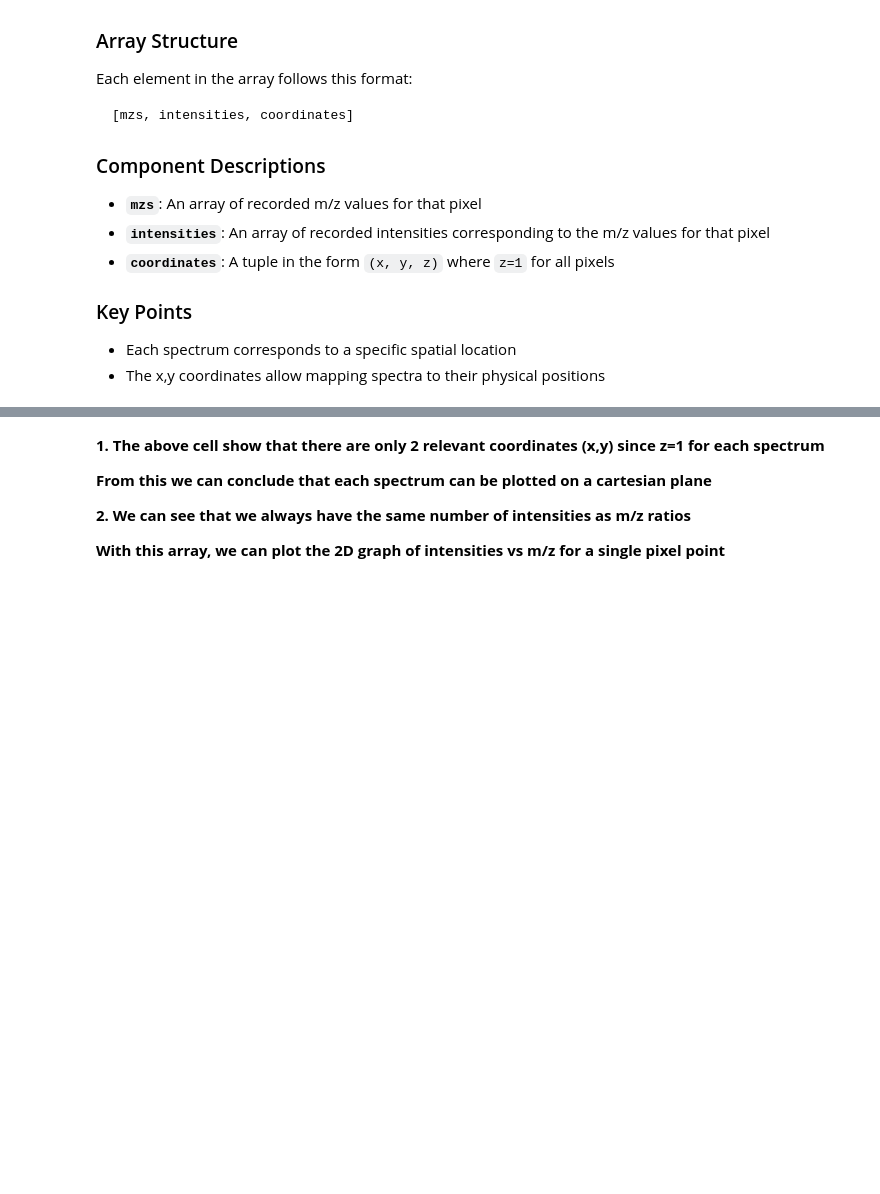
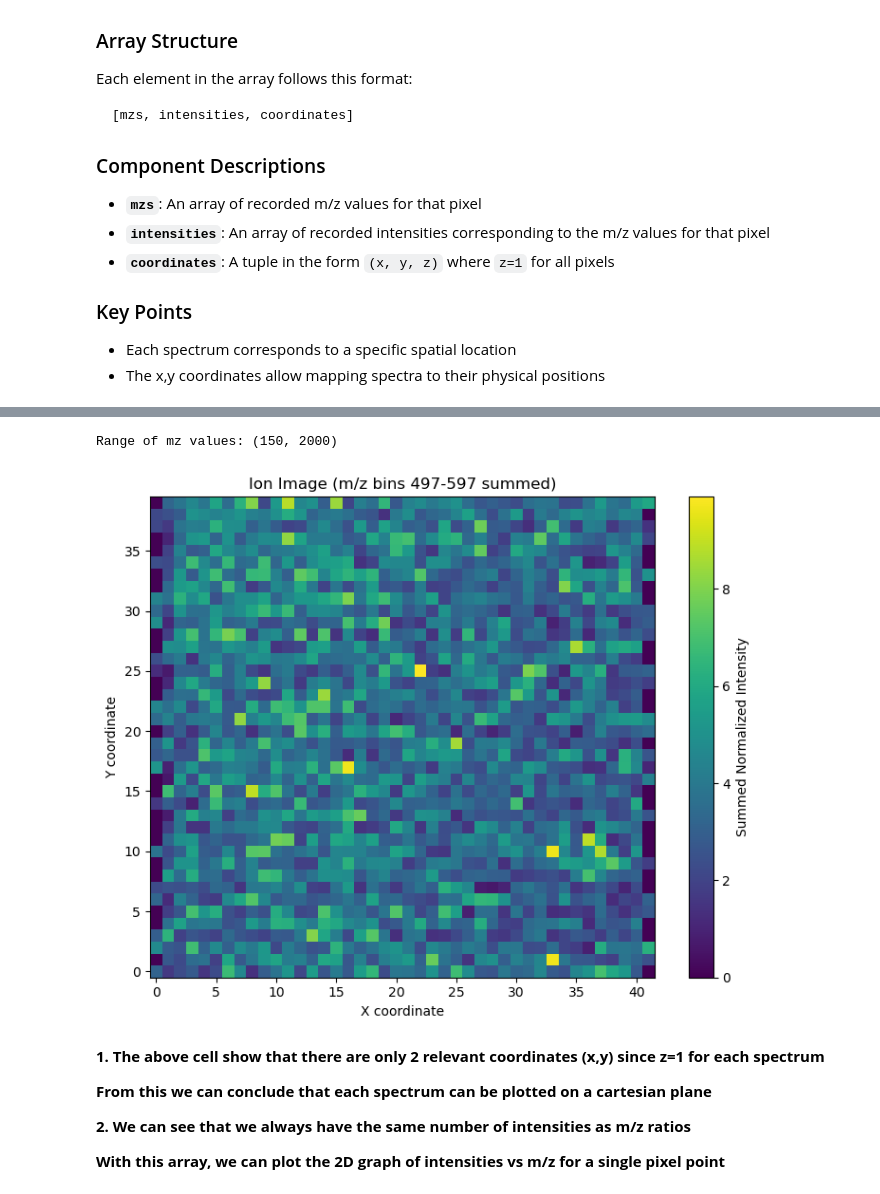
Before and after one commit to Tapiwamaz/HonoursResearch, a Jupyter notebook: Notebooks/Visualize.ipynb, the cells around one changed output, grey strips where cells are left out. Saved outputs shown, nothing was run; the diff lists cells and outputs as text; code cells hidden in the pictures; blank space fills up the shorter version.

```diff
--- a/Notebooks/Visualize.ipynb
+++ b/Notebooks/Visualize.ipynb
@@ -100,3 +41,60 @@ Dimension: 10000 points per spectrum
+# %%
+max_mz = -float('inf')
+min_mz = float('inf')
+for spectrum in my_spectra:
+    max_mz = math.ceil(max(max(spectrum[0]),max_mz))
+    min_mz = math.floor(min(min(spectrum[0]),min_mz))
+print(f'Range of mz values:',(min_mz,max_mz))
+
+
+# Assuming `my_spectra` contains tuples of (mzs, intensities, (x, y)) where (x, y) are the coordinates of the spectrum.
+
+# Define the range of x and y coordinates
+x_coords = sorted(set(coord[0] for _, _, coord in my_spectra))
+y_coords = sorted(set(coord[1] for _, _, coord in my_spectra))
+
+# Create mappings from coordinates to indices
+x_to_index = {x: i for i, x in enumerate(x_coords)}
+y_to_index = {y: i for i, y in enumerate(y_coords)}
+
+# Initialize the 3D array: k x p x m
+common_mzs = np.arange(min_mz, max_mz, 0.02)
+binned = np.zeros((len(y_coords), len(x_coords),len(common_mzs)), dtype=np.float32)
+
+# Populate the 3D array
+for mzs, intensities, (x, y,_) in my_spectra:
+    x_idx = x_to_index[x]
+    y_idx = y_to_index[y]
+    indices = np.digitize(mzs, common_mzs) - 1
+    for k, val in zip(indices, intensities):
+        if 0 <= k < binned.shape[2]:
+            binned[y_idx, x_idx, k] += val
+
+# Normalize the intensities along the m-axis (summing over k)
+tic = binned.sum(axis=2, keepdims=True)
+tic[tic == 0] = 1
+
+X = binned / tic
+
+X_min = X.min(axis=1, keepdims=True)
+X_max = X.max(axis=1, keepdims=True)
+X = (X - X_min) / (X_max - X_min + 1e-6)
+
+# Convert to float16 AFTER normalization (values are now 0-1 range)
+X = X.astype(np.float16)
+# %% [output]
+Range of mz values: (150, 2000)
+# %%
+plt.figure(figsize=(8, 6))
+plt.imshow(X[:, :, 497:598].sum(axis=2), cmap='viridis', origin='lower')
+plt.colorbar(label='Summed Normalized Intensity')
+plt.title('Ion Image (m/z bins 497-597 summed)')
+plt.xlabel('X coordinate')
+plt.ylabel('Y coordinate')
+plt.tight_layout()
+plt.show()
+# %% [output]
+[figure, added]
 # %% [markdown]
 **1. The above cell show that there are only 2 relevant coordinates (x,y) since z=1 for each spectrum**
 
```
Also changed, not shown: parts of 6 cells of this notebook, 6 other files.
